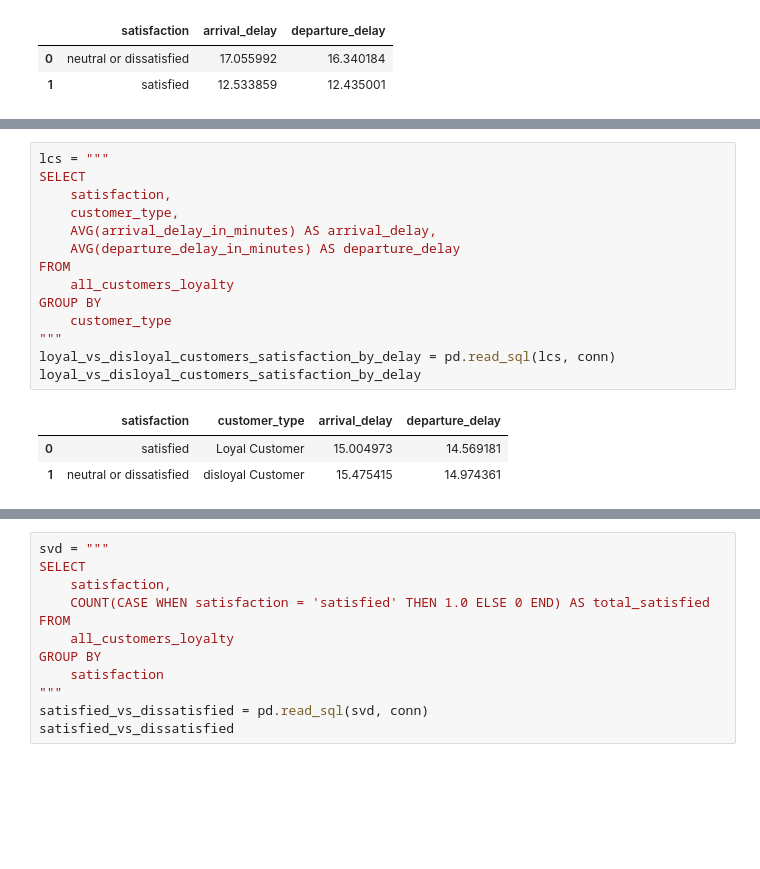
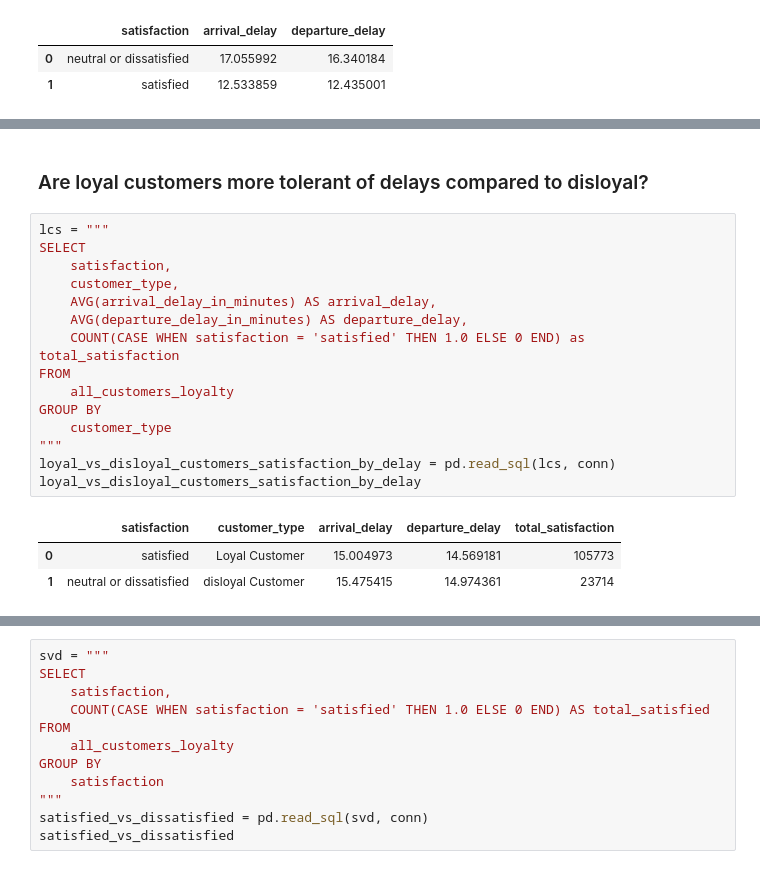
Before and after one commit to Jaylundharris/Airline-Customer-Engagement-Loyalty-Project, a Jupyter notebook: notebooks/01_data_exploration.ipynb, the cells around one changed output, grey strips where cells are left out. Drawn from its saved outputs; the diff is of its cells as text; blank space fills up the shorter version.

```diff
--- a/notebooks/01_data_exploration.ipynb
+++ b/notebooks/01_data_exploration.ipynb
@@ -268,18 +377,21 @@ long_delay_lower_satisfaction
+# %% [markdown]
+### Are loyal customers more tolerant of delays compared to disloyal?
 # %%
 lcs = """
 SELECT
     satisfaction,
     customer_type,
     AVG(arrival_delay_in_minutes) AS arrival_delay,
-    AVG(departure_delay_in_minutes) AS departure_delay
+    AVG(departure_delay_in_minutes) AS departure_delay,
+    COUNT(CASE WHEN satisfaction = 'satisfied' THEN 1.0 ELSE 0 END) as total_satisfaction
 FROM
     all_customers_loyalty
 GROUP BY
     customer_type
 """
 loyal_vs_disloyal_customers_satisfaction_by_delay = pd.read_sql(lcs, conn)
 loyal_vs_disloyal_customers_satisfaction_by_delay
 # %% [output]
-|  | satisfaction | customer_type | arrival_delay | departure_delay |
-| 0 | satisfied | Loyal Customer | 15.004973 | 14.569181 |
-| 1 | neutral or dissatisfied | disloyal Customer | 15.475415 | 14.974361 |
+|  | satisfaction | customer_type | arrival_delay | departure_delay | total_satisfaction |
+| 0 | satisfied | Loyal Customer | 15.004973 | 14.569181 | 105773 |
+| 1 | neutral or dissatisfied | disloyal Customer | 15.475415 | 14.974361 | 23714 |
```
Also changed, not shown: parts of 30 cells of this notebook, 1 other file.
